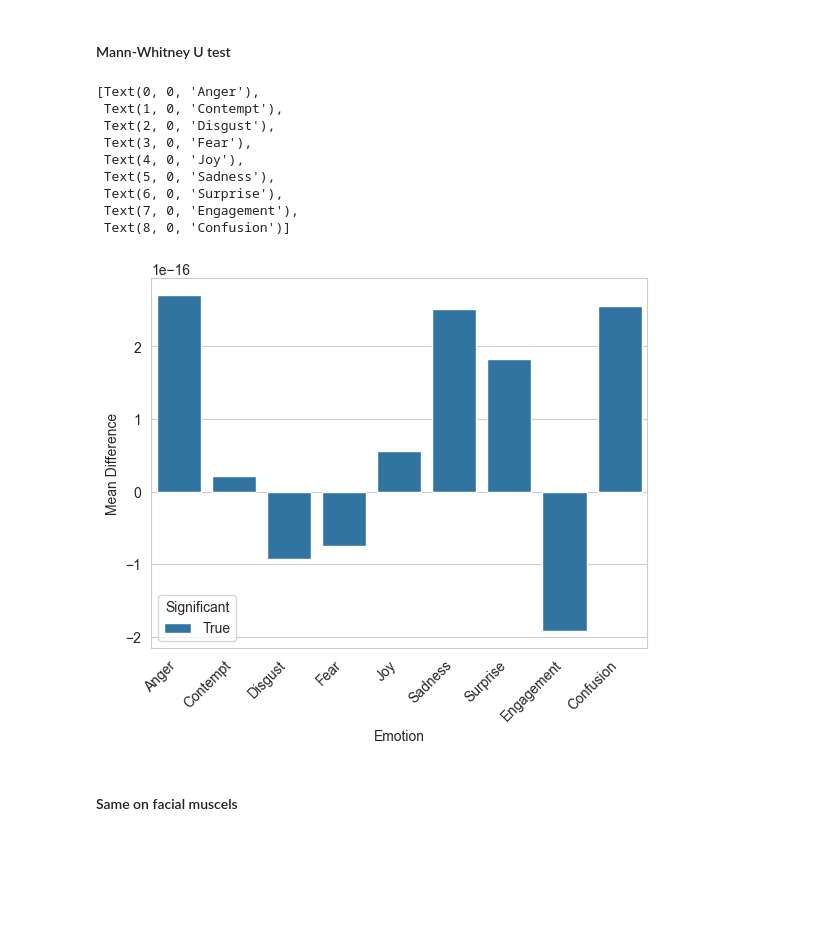
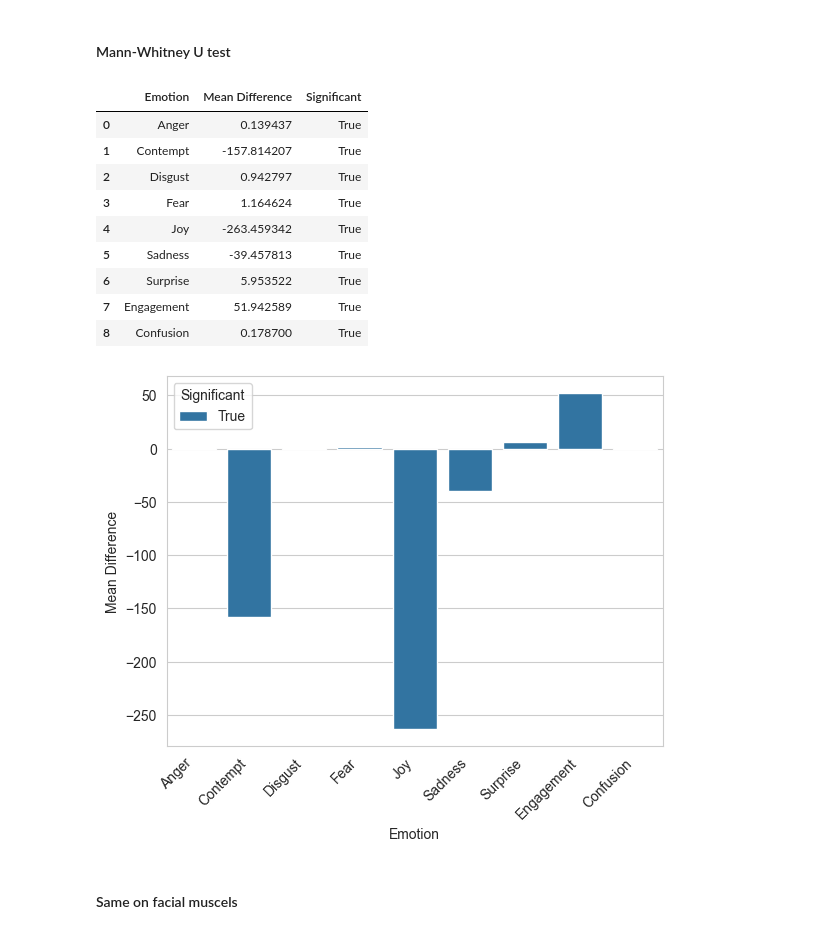
Before and after one commit to litalshl/classifiers, a Jupyter notebook: grade groups model/all_respondents_with_grades_normalized.ipynb, the cells around one changed output. Cells and saved outputs as stored; diff of their text form; code cells hidden in the pictures; blank space fills up the shorter version.

Commit message:
RobustScaler normalization provides some significant results

```diff
--- a/grade groups model/all_respondents_with_grades_normalized.ipynb
+++ b/grade groups model/all_respondents_with_grades_normalized.ipynb
@@ -522,71 +524,73 @@ selected_columns = ['Anger', 'Contempt', 'Disgust', 'Fear', 'Joy', 'Sadness', 'S
 # sampled_data = normalized_df.groupby('Respondent').apply(lambda x: x.sample(n=8000))
 
 # Perform the t-test for each column between the two groups
-# results = []
-# for col in selected_columns:
-#         above_55 = normalized_df.loc[normalized_df['Grade Group'] == 'Above 55', col]
-#         below_55 = normalized_df.loc[normalized_df['Grade Group'] == 'Below 55', col]
-#         t, pval = ttest_ind(above_55, below_55, equal_var=True)
-#         if pval <= 0.05:
-#             sig = True
-#         else:
-#             sig = False
-#         mean_diff = above_55.mean() - below_55.mean()
-#         results.append({'Emotion': col, 'Mean Difference': mean_diff, 'Significant': sig, 'p-value': pval})
-
-# results
+results = []
+for col in selected_columns:
+        above_55 = normalized_df.loc[normalized_df['Grade Group'] == 'Above 55', col]
+        below_55 = normalized_df.loc[normalized_df['Grade Group'] == 'Below 55', col]
+        t, pval = ttest_ind(above_55, below_55, equal_var=True)
+        if pval <= 0.05:
+            sig = True
+        else:
+            sig = False
+        mean_diff = above_55.mean() - below_55.mean()
+        results.append({'Emotion': col, 'Mean Difference': mean_diff, 'Significant': sig, 'p-value': pval})
 
 # Create a DataFrame from the results
-# results_df = pd.DataFrame(results)
+results_df = pd.DataFrame(results)
 
-# # Visualize the results using a bar plot
-# sns.set_style("whitegrid")
-# ax = sns.barplot(x="Emotion", y="Mean Difference", hue="Significant", data=results_df)
-# ax.set_xticklabels(ax.get_xticklabels(), rotation=45, ha='right')
+# Visualize the results using a bar plot
+sns.set_style("whitegrid")
+ax = sns.barplot(x="Emotion", y="Mean Difference", hue="Significant", data=results_df)
+ax.set_xticklabels(ax.get_xticklabels(), rotation=45, ha='right')
+
+results_df
 # %% [markdown]
 <h4>Mann-Whitney U test </h4>
 # %%
 import pandas as pd
 import seaborn as sns
 from scipy.stats import mannwhitneyu
 
 selected_columns = ['Anger', 'Contempt', 'Disgust', 'Fear', 'Joy', 'Sadness', 'Surprise',
        'Engagement', 'Confusion']
-
-# Group the data by the respondent ID and randomly select 8000 observations from each group
-# sampled_data = facial_expressions_data.groupby('Respondent').apply(lambda x: x.sample(n=8000))
 
 # Perform the t-test for each column between the two groups
 results = []
 for col in selected_columns:
         above_55 = normalized_df.loc[normalized_df['Grade Group'] == 'Above 55', col]
         below_55 = normalized_df.loc[normalized_df['Grade Group'] == 'Below 55', col]
         statistic, pval = mannwhitneyu(above_55, below_55, alternative='two-sided')
         if pval <= 0.005:
             sig = True
         else:
             sig = False
         mean_diff = above_55.mean() - below_55.mean()
         results.append({'Emotion': col, 'Mean Difference': mean_diff, 'Significant': sig})
 
 # Create a DataFrame from the results
 results_df = pd.DataFrame(results)
 
+
+
 # Visualize the results using a bar plot
 sns.set_style("whitegrid")
 ax = sns.barplot(x="Emotion", y="Mean Difference", hue="Significant", data=results_df)
 ax.set_xticklabels(ax.get_xticklabels(), rotation=45, ha='right')
+
+results_df
 # %% [output]
-[Text(0, 0, 'Anger'),
- Text(1, 0, 'Contempt'),
- Text(2, 0, 'Disgust'),
- Text(3, 0, 'Fear'),
- Text(4, 0, 'Joy'),
- Text(5, 0, 'Sadness'),
- Text(6, 0, 'Surprise'),
- Text(7, 0, 'Engagement'),
- Text(8, 0, 'Confusion')]
+|  | Emotion | Mean Difference | Significant |
+| 0 | Anger | 0.139437 | True |
+| 1 | Contempt | -157.814207 | True |
+| 2 | Disgust | 0.942797 | True |
+| 3 | Fear | 1.164624 | True |
+| 4 | Joy | -263.459342 | True |
+| 5 | Sadness | -39.457813 | True |
+| 6 | Surprise | 5.953522 | True |
+| 7 | Engagement | 51.942589 | True |
+| 8 | Confusion | 0.178700 | True |
-[figure, old version]
+[figure, new version]
 # %% [markdown]
 <h4>Same on facial muscels</h4>
 # %%
```
Also changed, not shown: parts of 2 cells of this notebook.
